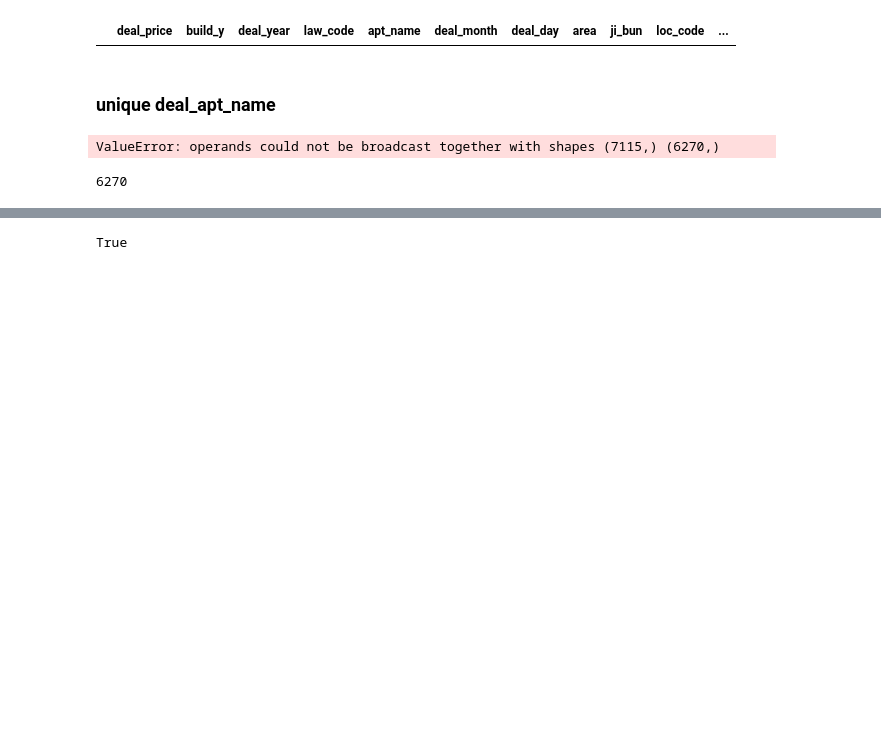
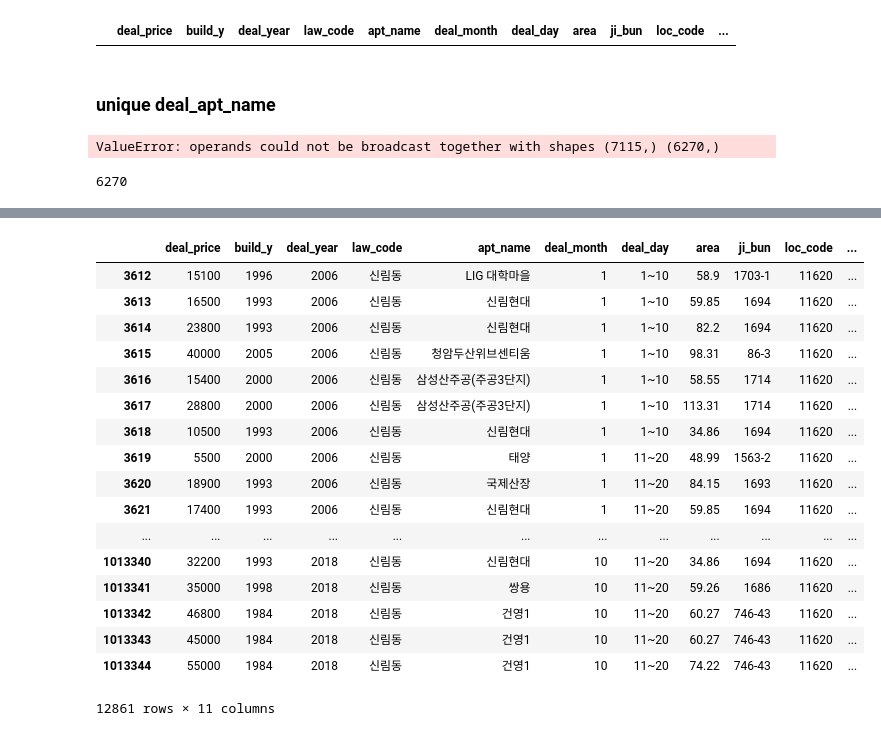
Before and after one commit to tax-k/KB_price_crawling, a Jupyter notebook: KB live on Pandas Whole.ipynb, the cells around one changed output, grey strips where cells are left out. Cells and saved outputs as stored; diff of their text form; code cells hidden in the pictures; blank space fills up the shorter version.

```diff
--- a/KB live on Pandas Whole.ipynb
+++ b/KB live on Pandas Whole.ipynb
@@ -186,7 +171,31 @@ deal_data.drop_duplicates(['apt_name', 'ji_bun'])
+# %%
+deal_data['loc_code'] = deal_data['loc_code'].astype('int64')
+
+deal_data['deal_price'] = deal_data['deal_price'].str.replace(',', '')
+# %%
+deal_data['deal_price'] = deal_data['deal_price'].astype('int64')
 # %%
 def contains_word(w, s):
     return (' ' + w + ' ') in (' ' + s + ' ')
-# %%
-contains_word('hi', 'aaaa hi')
-# %% [output]
-True
+# %%
+
+deal_data.loc[:][deal_data['law_code'].str.contains("신림")]
+# %% [output]
+|  | deal_price | build_y | deal_year | law_code | apt_name | deal_month | deal_day | area | ji_bun | loc_code | ... |
+| 3612 | 15100 | 1996 | 2006 | 신림동 | LIG 대학마을 | 1 | 1~10 | 58.9 | 1703-1 | 11620 | ... |
+| 3613 | 16500 | 1993 | 2006 | 신림동 | 신림현대 | 1 | 1~10 | 59.85 | 1694 | 11620 | ... |
+| 3614 | 23800 | 1993 | 2006 | 신림동 | 신림현대 | 1 | 1~10 | 82.2 | 1694 | 11620 | ... |
+| 3615 | 40000 | 2005 | 2006 | 신림동 | 청암두산위브센티움 | 1 | 1~10 | 98.31 | 86-3 | 11620 | ... |
+| 3616 | 15400 | 2000 | 2006 | 신림동 | 삼성산주공(주공3단지) | 1 | 1~10 | 58.55 | 1714 | 11620 | ... |
+| 3617 | 28800 | 2000 | 2006 | 신림동 | 삼성산주공(주공3단지) | 1 | 1~10 | 113.31 | 1714 | 11620 | ... |
+| 3618 | 10500 | 1993 | 2006 | 신림동 | 신림현대 | 1 | 1~10 | 34.86 | 1694 | 11620 | ... |
+| 3619 | 5500 | 2000 | 2006 | 신림동 | 태양 | 1 | 11~20 | 48.99 | 1563-2 | 11620 | ... |
+| 3620 | 18900 | 1993 | 2006 | 신림동 | 국제산장 | 1 | 11~20 | 84.15 | 1693 | 11620 | ... |
+| 3621 | 17400 | 1993 | 2006 | 신림동 | 신림현대 | 1 | 11~20 | 59.85 | 1694 | 11620 | ... |
+| ... | ... | ... | ... | ... | ... | ... | ... | ... | ... | ... | ... |
+| 1013340 | 32200 | 1993 | 2018 | 신림동 | 신림현대 | 10 | 11~20 | 34.86 | 1694 | 11620 | ... |
+| 1013341 | 35000 | 1998 | 2018 | 신림동 | 쌍용 | 10 | 11~20 | 59.26 | 1686 | 11620 | ... |
+| 1013342 | 46800 | 1984 | 2018 | 신림동 | 건영1 | 10 | 11~20 | 60.27 | 746-43 | 11620 | ... |
+| 1013343 | 45000 | 1984 | 2018 | 신림동 | 건영1 | 10 | 11~20 | 60.27 | 746-43 | 11620 | ... |
+| 1013344 | 55000 | 1984 | 2018 | 신림동 | 건영1 | 10 | 11~20 | 74.22 | 746-43 | 11620 | ... |
+12861 rows × 11 columns
```
Also changed, not shown: parts of 18 cells of this notebook.
